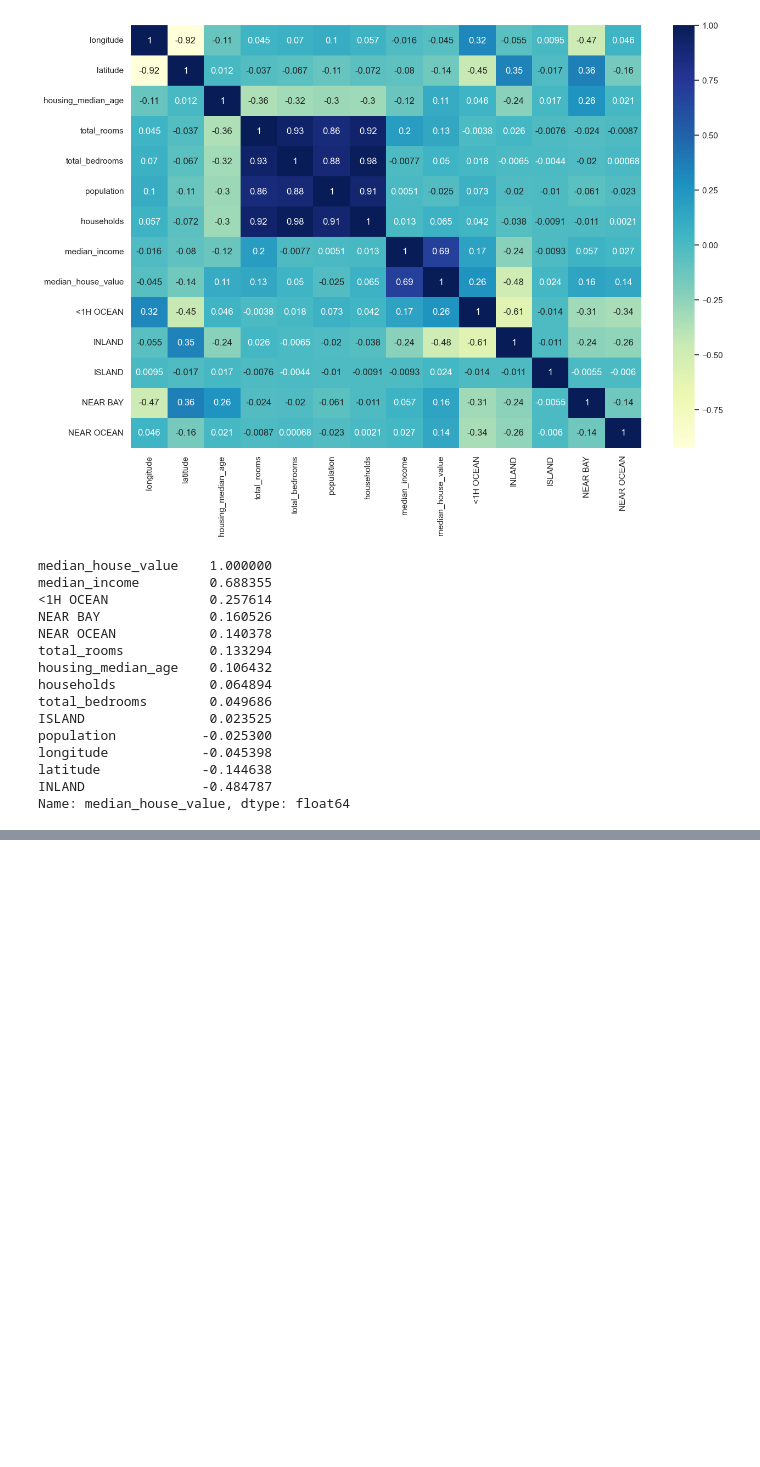
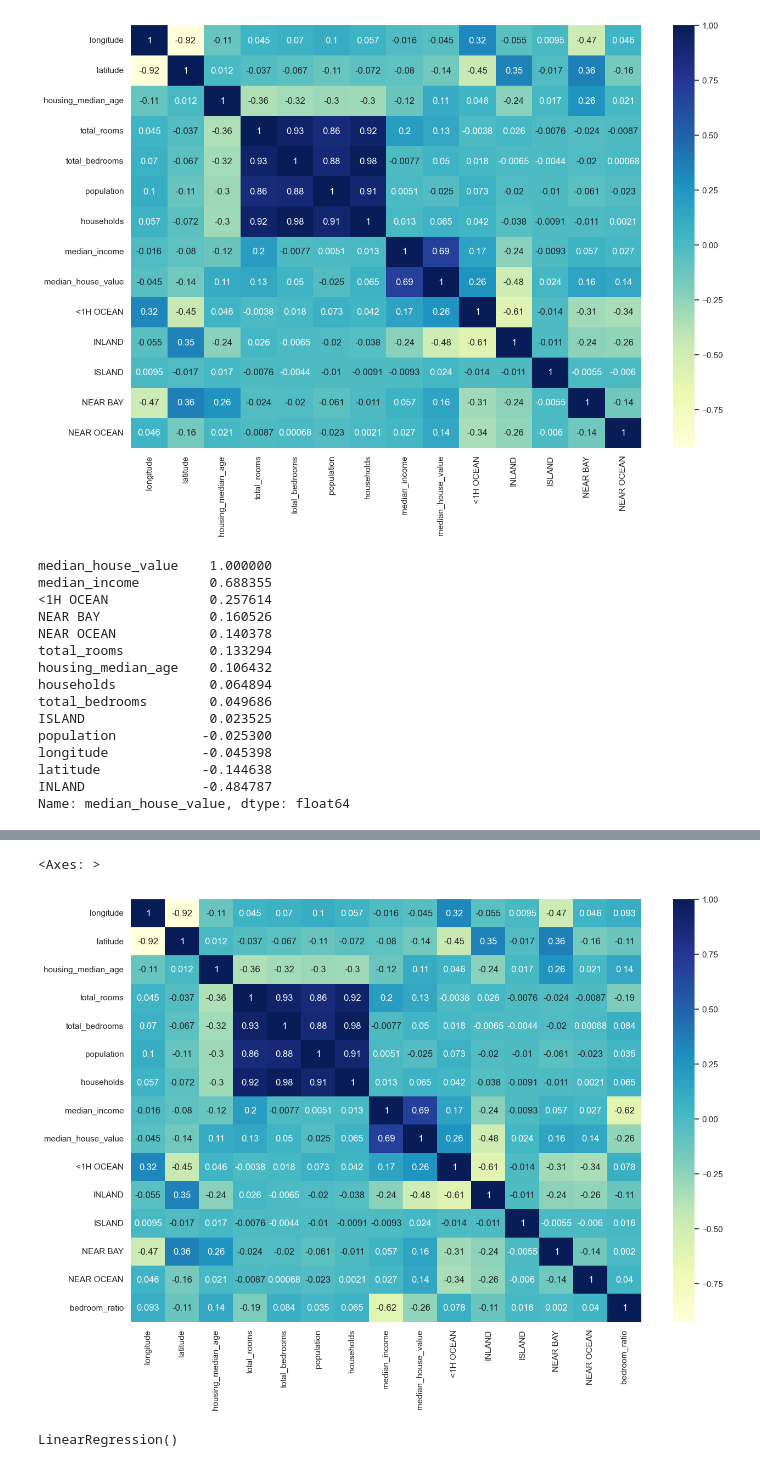
Before and after one commit to GuillermoHernandezSwDev/modelo-reglin-california-housing-prices, a Jupyter notebook: modelorl_costos_casas_ca.ipynb, the cells around one changed output, grey strips where cells are left out. Cells and saved outputs as stored; diff of their text form; code cells hidden in the pictures; blank space fills up the shorter version.

```diff
--- a/modelorl_costos_casas_ca.ipynb
+++ b/modelorl_costos_casas_ca.ipynb
@@ -152,0 +181,8 @@ sb.scatterplot(x=final_df["median_house_value"])
+# %%
+final_df["bedroom_ratio"] = final_df["total_bedrooms"]/final_df["total_rooms"]
+# %%
+sns.set_theme(rc={'figure.figsize': (15,10)})
+sns.heatmap(final_df.corr(), annot=True, cmap="YlGnBu")
+# %% [output]
+<Axes: >
+[figure, added]
@@ -152,0 +206,4 @@ sb.scatterplot(x=final_df["median_house_value"])
+# %%
+model.fit(X_train, y_train)
+# %% [output]
+LinearRegression()
```
Also changed, not shown: parts of 23 cells of this notebook.
